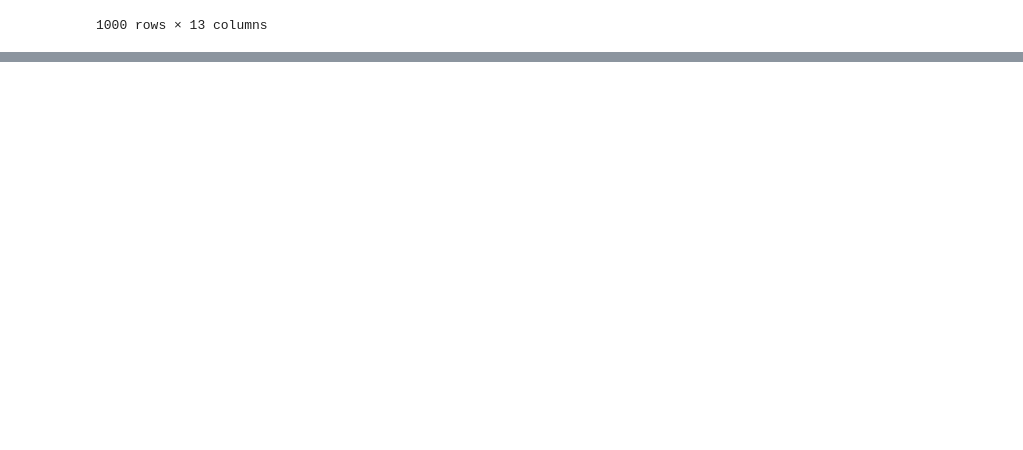
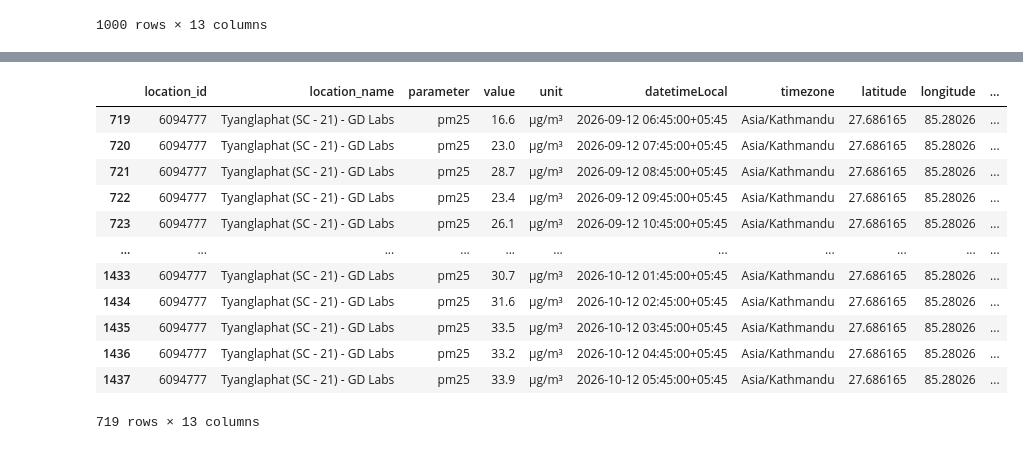
Before and after one commit to Laxmination/Kathmandu-PM2.5-Forecasting, a Jupyter notebook: OpenAQdatasetCleaning/Tyanglaphant data cleaning.ipynb, the cells around one changed output, grey strips where cells are left out. Drawn from its saved outputs; the diff is of its cells as text; code cells hidden in the pictures; blank space fills up the shorter version.

```diff
--- a/OpenAQdatasetCleaning/Tyanglaphant data cleaning.ipynb
+++ b/OpenAQdatasetCleaning/Tyanglaphant data cleaning.ipynb
@@ -107,0 +187,20 @@ cleaned.to_csv('cleaned_TyanglaphatLast365days.csv', index=False)
+# %%
+# seperating date and time
+cleaned1['datetimeLocal']=pd.to_datetime(cleaned1['datetimeLocal'])
+cleaned1['date']=cleaned1['datetimeLocal'].dt.date
+cleaned1['time']=cleaned1['datetimeLocal'].dt.strftime('%H:%M:%S')
+cleaned1
+# %% [output]
+|  | location_id | location_name | parameter | value | unit | datetimeLocal | timezone | latitude | longitude | ... |
+| 719 | 6094777 | Tyanglaphat (SC - 21) - GD Labs | pm25 | 16.6 | µg/m³ | 2026-09-12 06:45:00+05:45 | Asia/Kathmandu | 27.686165 | 85.28026 | ... |
+| 720 | 6094777 | Tyanglaphat (SC - 21) - GD Labs | pm25 | 23.0 | µg/m³ | 2026-09-12 07:45:00+05:45 | Asia/Kathmandu | 27.686165 | 85.28026 | ... |
+| 721 | 6094777 | Tyanglaphat (SC - 21) - GD Labs | pm25 | 28.7 | µg/m³ | 2026-09-12 08:45:00+05:45 | Asia/Kathmandu | 27.686165 | 85.28026 | ... |
+| 722 | 6094777 | Tyanglaphat (SC - 21) - GD Labs | pm25 | 23.4 | µg/m³ | 2026-09-12 09:45:00+05:45 | Asia/Kathmandu | 27.686165 | 85.28026 | ... |
+| 723 | 6094777 | Tyanglaphat (SC - 21) - GD Labs | pm25 | 26.1 | µg/m³ | 2026-09-12 10:45:00+05:45 | Asia/Kathmandu | 27.686165 | 85.28026 | ... |
+| ... | ... | ... | ... | ... | ... | ... | ... | ... | ... | ... |
+| 1433 | 6094777 | Tyanglaphat (SC - 21) - GD Labs | pm25 | 30.7 | µg/m³ | 2026-10-12 01:45:00+05:45 | Asia/Kathmandu | 27.686165 | 85.28026 | ... |
+| 1434 | 6094777 | Tyanglaphat (SC - 21) - GD Labs | pm25 | 31.6 | µg/m³ | 2026-10-12 02:45:00+05:45 | Asia/Kathmandu | 27.686165 | 85.28026 | ... |
+| 1435 | 6094777 | Tyanglaphat (SC - 21) - GD Labs | pm25 | 33.5 | µg/m³ | 2026-10-12 03:45:00+05:45 | Asia/Kathmandu | 27.686165 | 85.28026 | ... |
+| 1436 | 6094777 | Tyanglaphat (SC - 21) - GD Labs | pm25 | 33.2 | µg/m³ | 2026-10-12 04:45:00+05:45 | Asia/Kathmandu | 27.686165 | 85.28026 | ... |
+| 1437 | 6094777 | Tyanglaphat (SC - 21) - GD Labs | pm25 | 33.9 | µg/m³ | 2026-10-12 05:45:00+05:45 | Asia/Kathmandu | 27.686165 | 85.28026 | ... |
+719 rows × 13 columns
```
Also changed, not shown: parts of 7 cells of this notebook, 1 other file.
